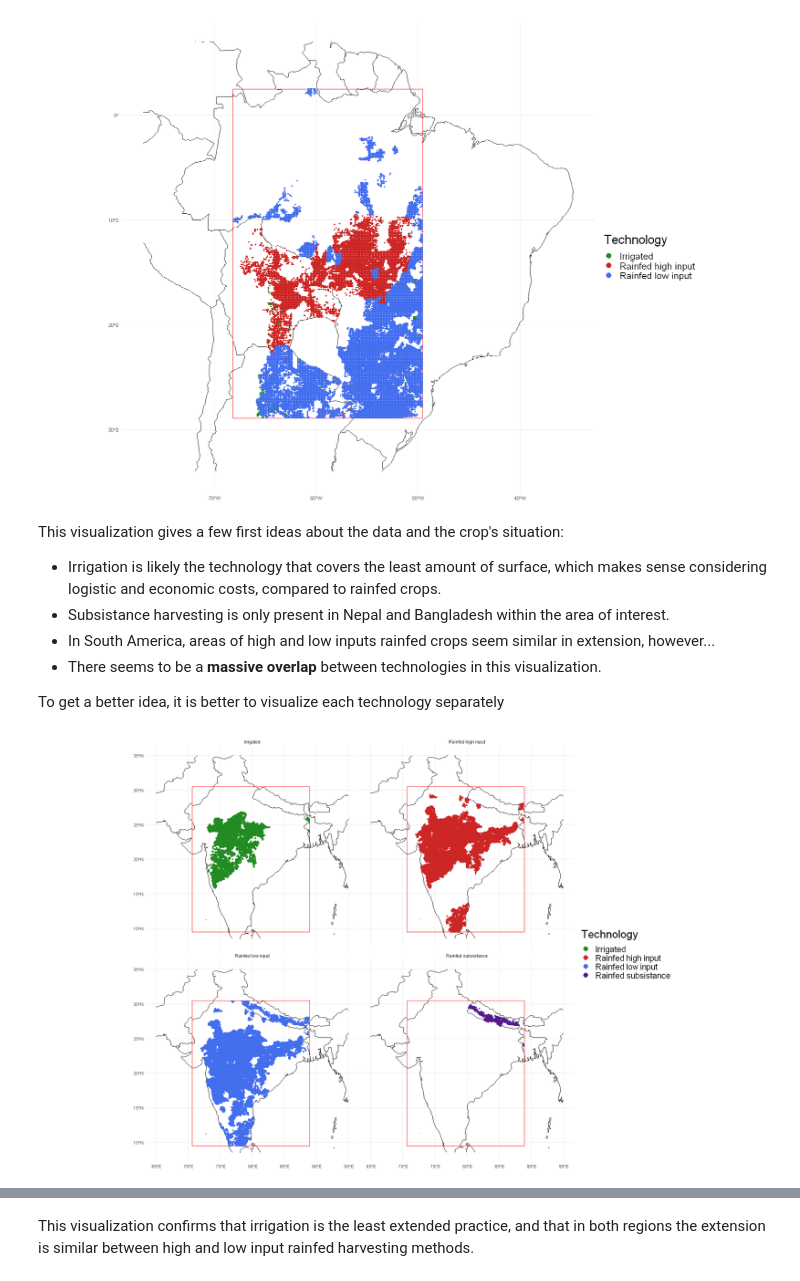
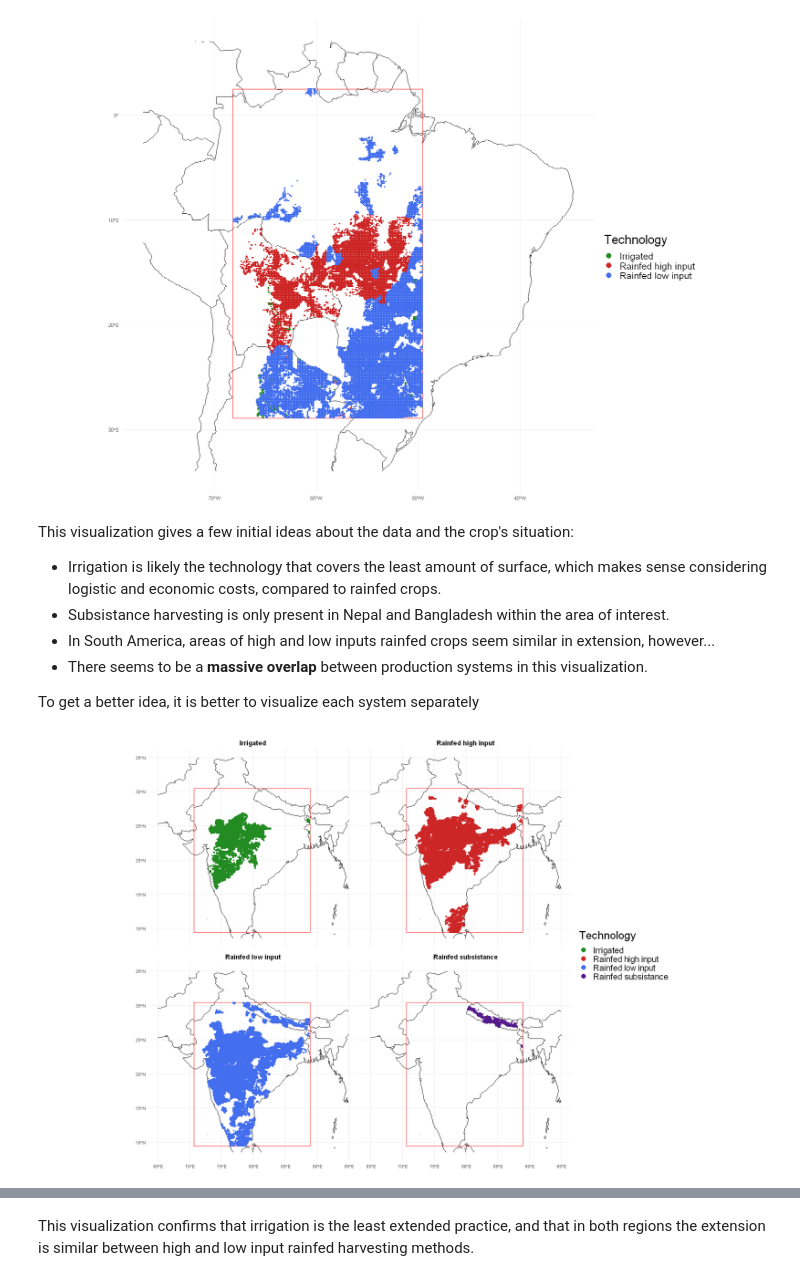
Before and after one commit to AngelArcones/Vizzuality_challenge, a Jupyter notebook: Vizzuality_challenge.ipynb, the cells around one changed output, grey strips where cells are left out. Saved outputs shown, nothing was run; the diff lists cells and outputs as text; code cells hidden in the pictures.

```diff
--- a/Vizzuality_challenge.ipynb
+++ b/Vizzuality_challenge.ipynb
@@ -57,7 +62,7 @@ for(i in 1:length(data_csv_list)){
 
   var_soy <- grep("soyb", names(df_1), value = T)
 
-  df_clean <- df_1[, c("x", "y", "rec_type", "tech_type", var_soy,
+  df_clean <- df_1[, c("x", "y", "tech_type", var_soy,
                        "year_data", "source", "name_cntr", "name_adm1")]
 
   names(df_clean)[names(df_clean) == var_soy] <- "soy_beans"
@@ -204,30 +210,31 @@ ggplot()+
 # %% [output]
 [figure]
 # %% [markdown]
-This visualization gives a few first ideas about the data and the crop's situation:
+This visualization gives a few initial ideas about the data and the crop's situation:
 - Irrigation is likely the technology that covers the least amount of surface, which makes sense considering logistic and economic costs, compared to rainfed crops.
 - Subsistance harvesting is only present in Nepal and Bangladesh within the area of interest.
 - In South America, areas of high and low inputs rainfed crops seem similar in extension, however...
-- There seems to be a **massive overlap** between technologies in this visualization.
+- There seems to be a **massive overlap** between production systems in this visualization.
 
-To get a better idea, it is better to visualize each technology separately
+To get a better idea, it is better to visualize each system separately
 # %%
 options(repr.plot.width = 20, repr.plot.height = 12, repr.plot.res = 100)
 ggplot()+
   geom_sf(data = asia_map, fill = "white") +
   geom_sf(data = area_asia,color = "red", fill = NA)+
   geom_sf(data = df_asia, aes(color=Technology), size = 1)+
   scale_color_manual(values = c("Irrigated"= "forestgreen",
                                 "Rainfed high input" = "firebrick3",
                                 "Rainfed low input" = "royalblue2",
                                 "Rainfed subsistance" = "purple4"))+
   guides(color = guide_legend(override.aes = list(size = rel(4))))+
   theme_minimal()+
-  theme(legend.title=element_text(size=rel(2)),
+  theme(strip.text.x = element_text(size=rel(1.5), face = "bold"),
+        legend.title=element_text(size=rel(2)),
         legend.text=element_text(size=rel(1.5)))+
   facet_wrap(~Technology)
 # %% [output]
-[figure, old version]
+[figure, new version]
 # %%
 options(repr.plot.width = 25, repr.plot.height = 12, repr.plot.res = 100)
 ggplot()+
```
Also changed, not shown: parts of 27 cells of this notebook.
